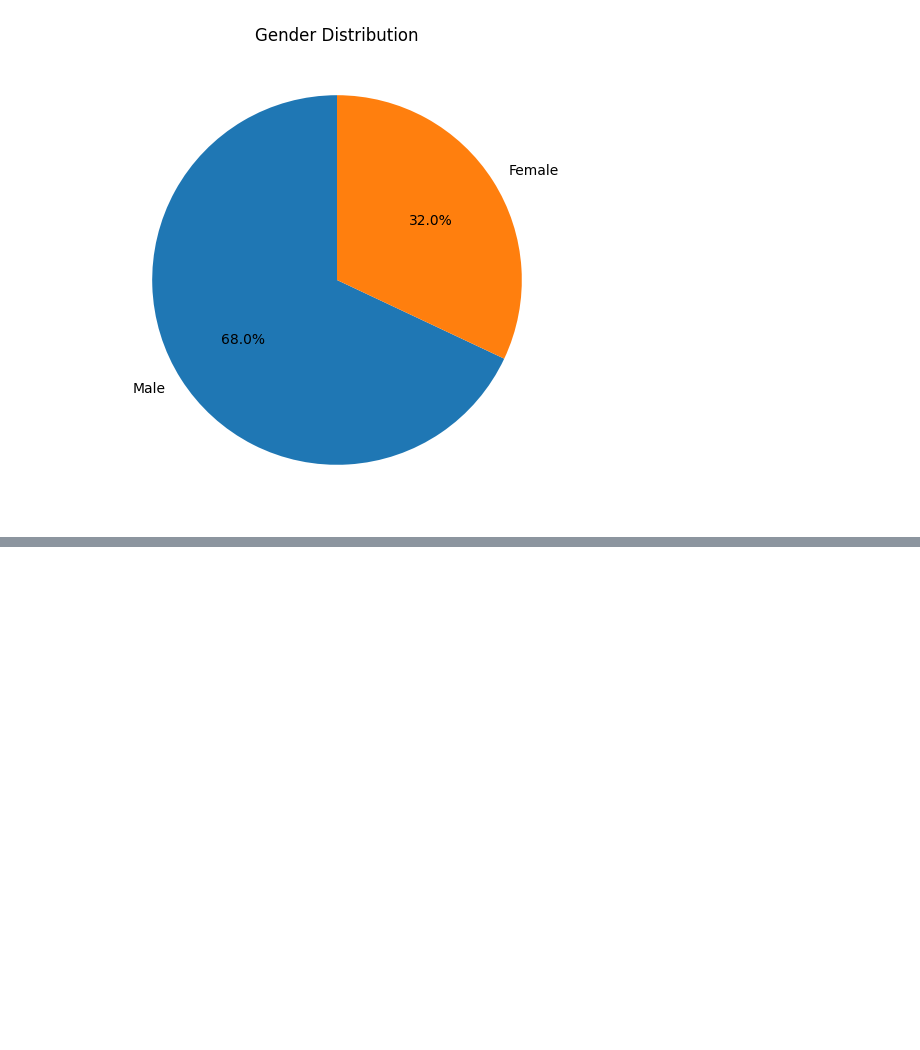
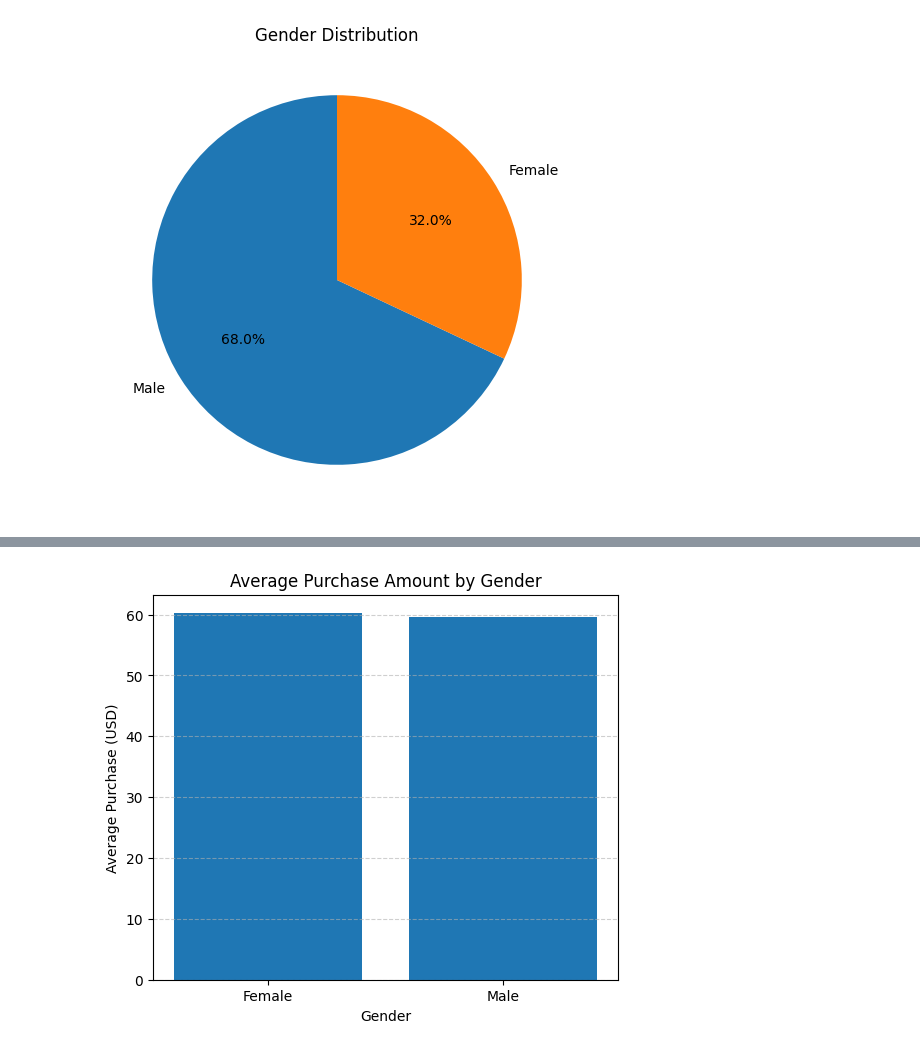
Before and after one commit to ConradNats/shopping-trends-analysis-python-jupternotebook, a Jupyter notebook: notebooks/Customer_analysis_EDA.ipynb, the cells around one changed output, grey strips where cells are left out. Cells and saved outputs as stored; diff of their text form; code cells hidden in the pictures; blank space fills up the shorter version.

```diff
--- a/notebooks/Customer_analysis_EDA.ipynb
+++ b/notebooks/Customer_analysis_EDA.ipynb
@@ -125,0 +141,14 @@ plt.show()
+# %%
+avg_purchase = df.groupby('Gender')['Purchase Amount (USD)'].mean()
+
+plt.figure(figsize=(6,5))
+plt.bar(avg_purchase.index, avg_purchase.values)
+
+plt.title('Average Purchase Amount by Gender')
+plt.xlabel('Gender')
+plt.ylabel('Average Purchase (USD)')
+plt.grid(axis='y', linestyle='--', alpha=0.6, which='both')
+
+plt.show()
+# %% [output]
+[figure, added]
```
Also changed, not shown: parts of 17 cells of this notebook.
